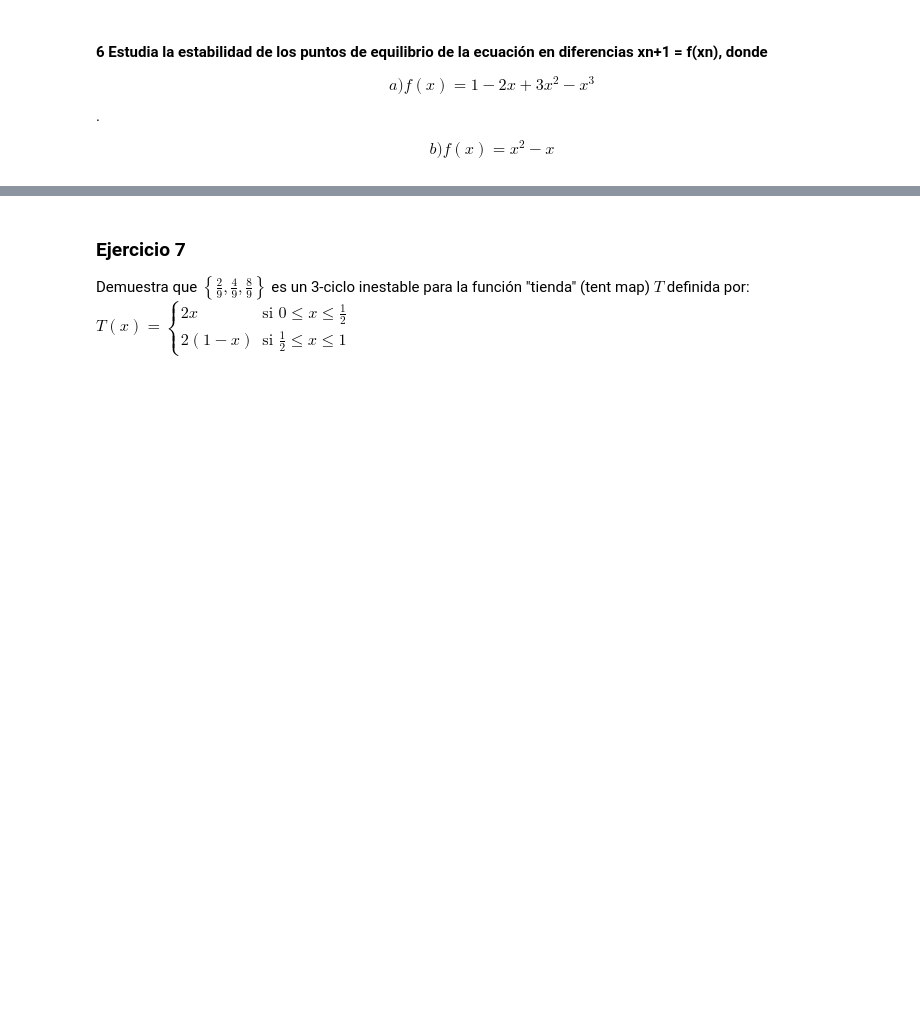
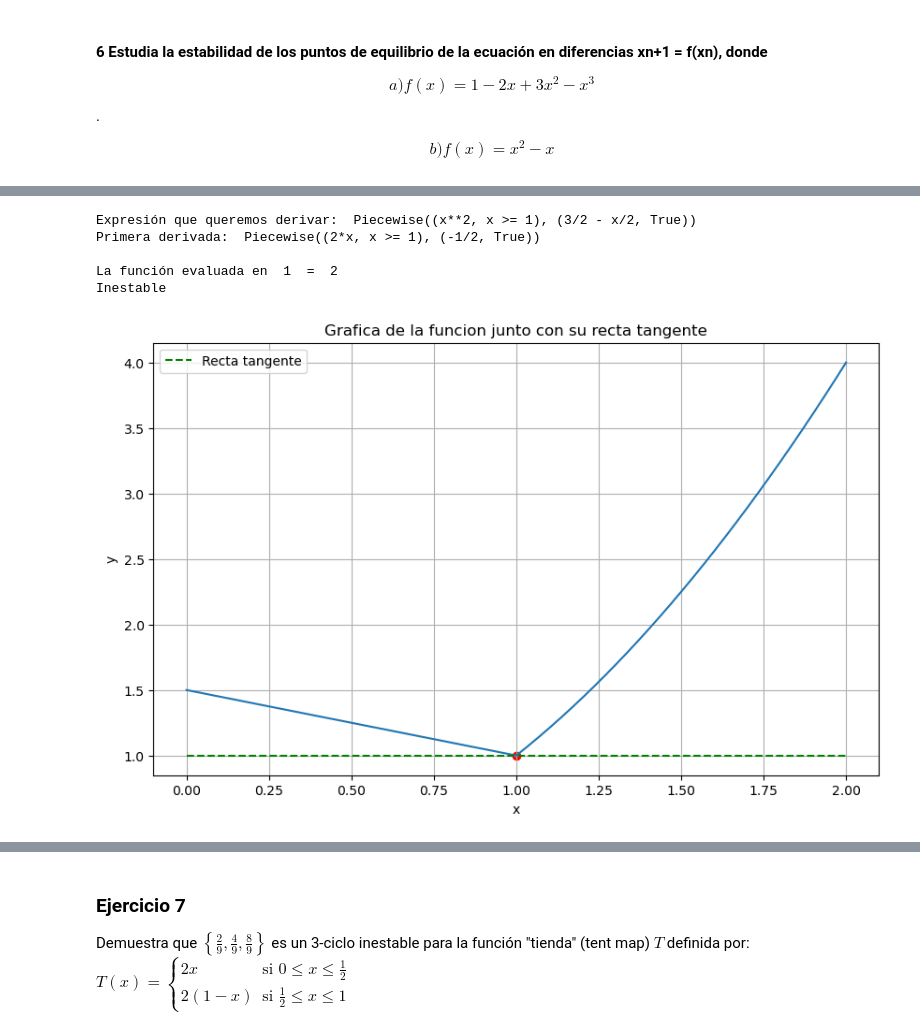
Before and after one commit to roberlks/ModelosMatematicos, a Jupyter notebook: Relacion2.ipynb, the cells around one changed output, grey strips where cells are left out. Drawn from its saved outputs; the diff is of its cells as text; code cells hidden in the pictures; blank space fills up the shorter version.

```diff
--- a/Relacion2.ipynb
+++ b/Relacion2.ipynb
@@ -343 +380,28 @@ for i in range (1):
+# %%
+
+
+f_1 = sp.Piecewise((x**2, x>=1), ((3-x)/2, x<1))
+
+lista_soluciones=[1]
+
+lista_soluciones=criterio_primero_derivada(f_1,lista_soluciones)
+
+lista_x=[]
+lista_y=[]
+
+for i in np.linspace(0, 2, 61):
+    lista_x.append(i)
+    lista_y.append(f_1.subs({x:i}))
+
+
+for i in range (1):
+    sol=lista_soluciones[i]
+    graficar(f_1,lista_x,lista_y,sol,"x","y")
+# %% [output]
+Expresión que queremos derivar:  Piecewise((x**2, x >= 1), (3/2 - x/2, True))
+Primera derivada:  Piecewise((2*x, x >= 1), (-1/2, True))
+
+La función evaluada en  1  =  2
+Inestable
+[figure, added]
 # %%
```
Also changed, not shown: parts of 23 cells of this notebook.
